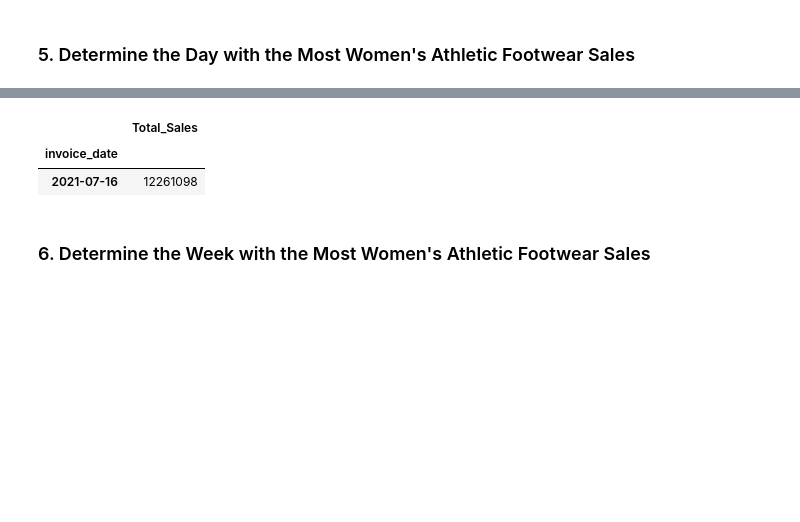
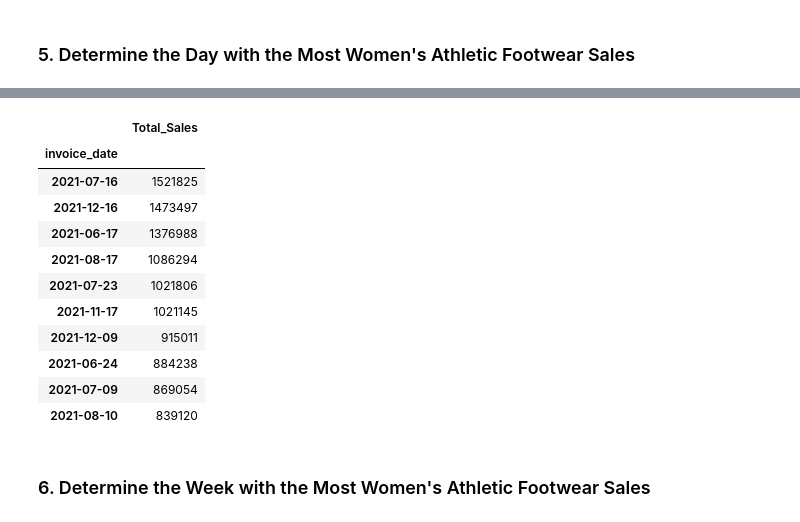
Before and after one commit to Stephensingletary/athletic_sales_analysis, a Jupyter notebook: athletic_sales_analysis_starter_code.ipynb, the cells around one changed output, grey strips where cells are left out. Saved outputs shown, nothing was run; the diff lists cells and outputs as text; code cells hidden in the pictures; blank space fills up the shorter version.

```diff
--- a/athletic_sales_analysis_starter_code.ipynb
+++ b/athletic_sales_analysis_starter_code.ipynb
@@ -82,7 +82,8 @@ dtype: object
 #### Combine the sales data by rows.
 # %%
 # Combine the 2020 and 2021 sales DataFrames on the rows and reset the index.
-combined_sales_df = pd.concat([athletic_sales_2020_df, athletic_sales_2021_df], ignore_index=True)
+combined_sales_df = pd.concat([athletic_sales_2020_df, athletic_sales_2021_df], join ='inner')
+combined_sales_df = combined_sales_df.reset_index(drop=True)
 # %%
 # Check if any values are null.
 combined_sales_df.isnull().sum()
@@ -285,7 +286,7 @@ womens_athletic_footwear_units_sold_pivot[['Womens_Footwear_Units_Sold']].sort_v
 ### 5. Determine the Day with the Most Women's Athletic Footwear Sales
 # %%
 # Create a pivot table with the 'invoice_date' column is the index, and the "total_sales" as the values.
-sales_by_date_pivot = combined_sales_df.pivot_table(index=['invoice_date'], values=['total_sales'], aggfunc='sum')
+sales_by_date_pivot = womens_athletic_footwear_sales_df.pivot_table(index=['invoice_date'], values=['total_sales'], aggfunc='sum')
 
 # Optional: Rename the "total_sales" column to "Total Sales"
 sales_by_date_pivot = sales_by_date_pivot.rename(columns={'total_sales': 'Total_Sales'})
@@ -310,14 +311,23 @@ sales_by_date_pivot
 # %%
 # Resample the pivot table into daily bins, and get the total sales for each day.
 sales_by_day_pivot = sales_by_date_pivot.resample('D').sum()
 
 # Sort the resampled pivot table in ascending order on "Total Sales".
-sales_by_day_pivot = sales_by_day_pivot.sort_values(by='Total_Sales', ascending=True)
-sales_by_day_pivot.tail(1)
+sales_by_day_pivot = sales_by_day_pivot.sort_values(by='Total_Sales', ascending=False)
+sales_by_day_pivot.head(10)
 # %% [output]
 |  | Total_Sales |
 | invoice_date |  |
-| 2021-07-16 | 12261098 |
+| 2021-07-16 | 1521825 |
+| 2021-12-16 | 1473497 |
+| 2021-06-17 | 1376988 |
+| 2021-08-17 | 1086294 |
+| 2021-07-23 | 1021806 |
+| 2021-11-17 | 1021145 |
+| 2021-12-09 | 915011 |
+| 2021-06-24 | 884238 |
+| 2021-07-09 | 869054 |
+| 2021-08-10 | 839120 |
 # %% [markdown]
 ### 6.  Determine the Week with the Most Women's Athletic Footwear Sales
 # %%
```
Also changed, not shown: parts of 2 cells of this notebook.
